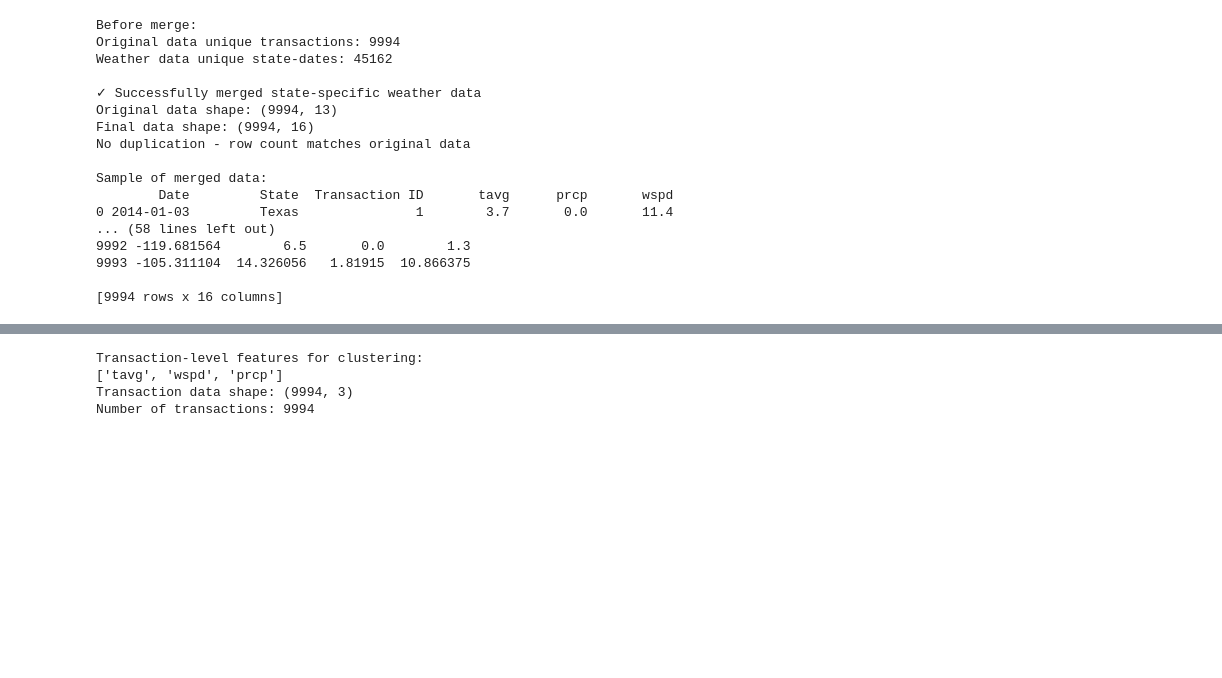
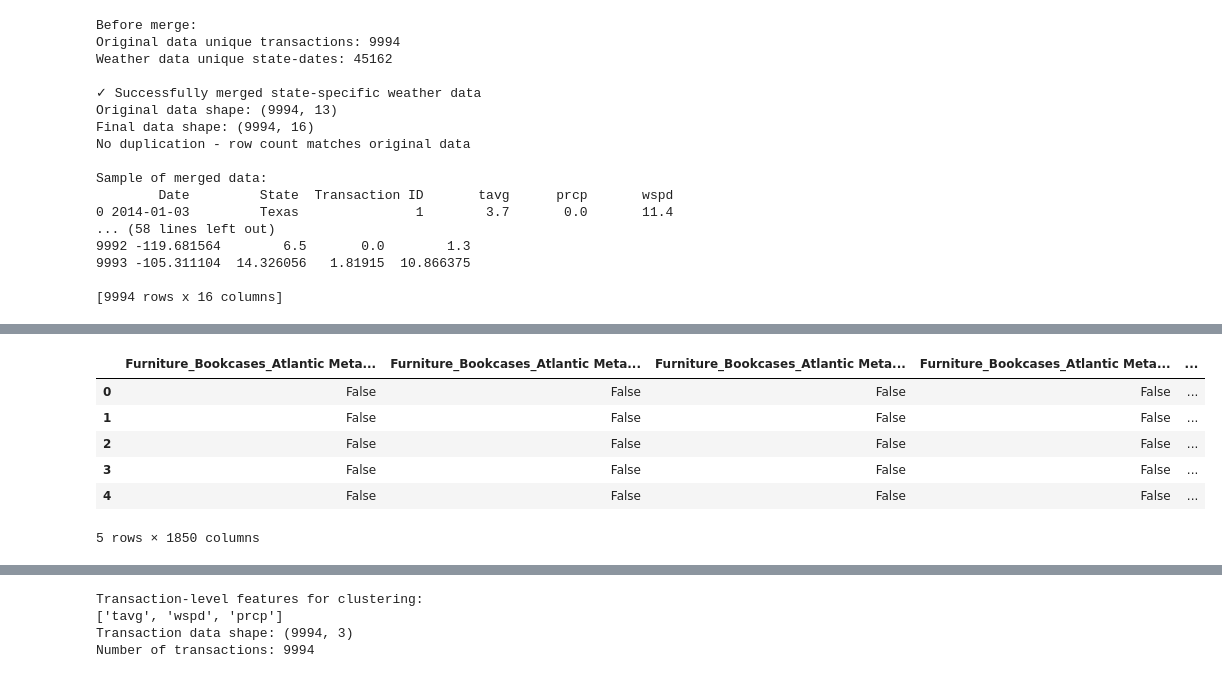
Before and after one commit to MaharLeika18/Data-Mining---Python, a Jupyter notebook: Final_Exam/ClusterAnalysis.ipynb, the cells around one changed output, grey strips where cells are left out. Saved outputs shown, nothing was run; the diff lists cells and outputs as text; code cells hidden in the pictures; blank space fills up the shorter version.

```diff
--- a/Final_Exam/ClusterAnalysis.ipynb
+++ b/Final_Exam/ClusterAnalysis.ipynb
@@ -364,3 +375,21 @@ df.head()
+# %%
+# --- One-hot encode categorical data ---
+data['Item'] = data['Category'] + '_' + data['Sub-Category'] + '_' + data['Product Name']
+transactions = data.groupby('Transaction ID')['Item'].apply(list).tolist()
+
+te = TransactionEncoder()
+te_ary = te.fit(transactions).transform(transactions)
+df = pd.DataFrame(te_ary, columns=te.columns_)
+
+df.head()
+# %% [output]
+|  | Furniture_Bookcases_Atlantic Meta... | Furniture_Bookcases_Atlantic Meta... | Furniture_Bookcases_Atlantic Meta... | Furniture_Bookcases_Atlantic Meta... | ... |
+| 0 | False | False | False | False | ... |
+| 1 | False | False | False | False | ... |
+| 2 | False | False | False | False | ... |
+| 3 | False | False | False | False | ... |
+| 4 | False | False | False | False | ... |
+5 rows × 1850 columns
 # %%
 # Prepare TRANSACTION-LEVEL Data for Clustering
 print("PREPARING TRANSACTION-LEVEL CLUSTERING \n")
```
Also changed, not shown: parts of 7 cells of this notebook.
